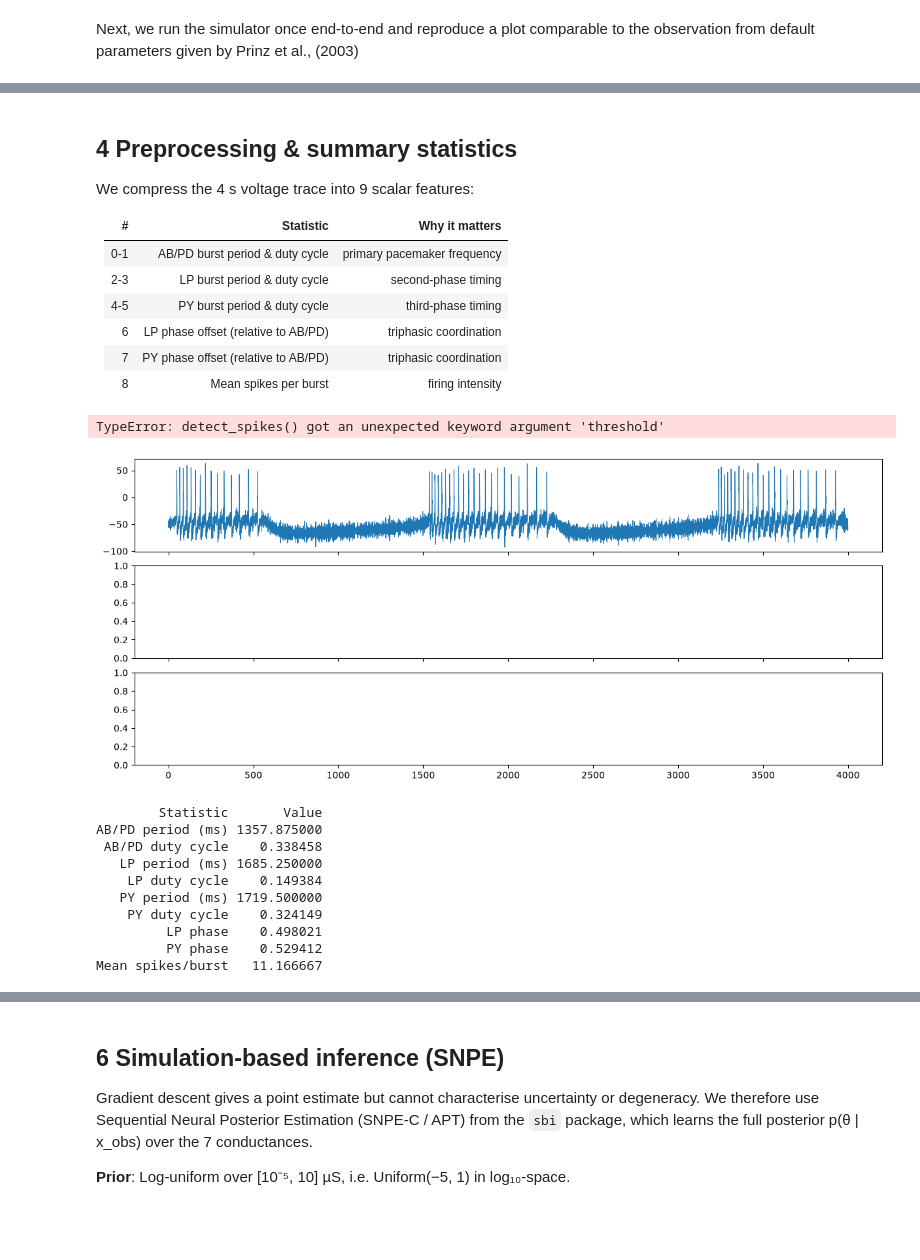
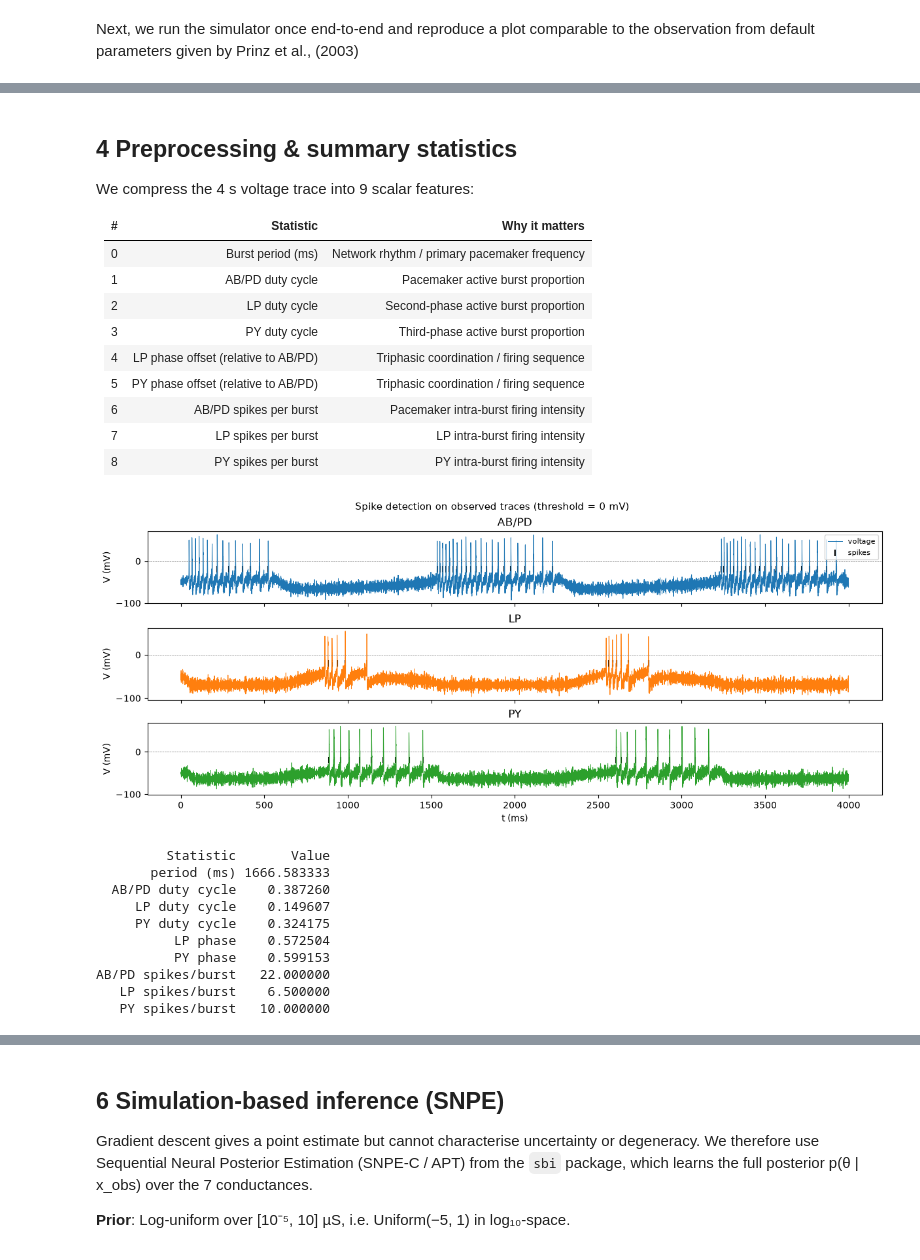
Before and after one commit to A-Potthoff/Neural_Data_Science_project, a Jupyter notebook: notebooks/main.ipynb, the cells around one changed output, grey strips where cells are left out. Cells and saved outputs as stored; diff of their text form; code cells hidden in the pictures; blank space fills up the shorter version.

```diff
--- a/notebooks/main.ipynb
+++ b/notebooks/main.ipynb
@@ -214,12 +193,14 @@ _, v_default = simulate(PRINZ_G_INIT_US, t_max=4000.0)
 
 t_plot = np.arange(v_default.shape[1]) * 0.025
 fig, axs = plot_pyloric(t_plot, v_default)
-fig.suptitle('Simulation with Prinz-inspired initial conductances', fontsize=11)
+fig.suptitle("Simulation with Prinz-inspired initial conductances", fontsize=11)
 plt.show()
 
-for i, name in enumerate(['AB/PD', 'LP', 'PY']):
-    s = _burst_stats_single(v_default[i], dt=0.025)
-    print(f'{name}: period={s["period_ms"]:.0f} ms, duty={s["duty_cycle"]:.2f}, n_bursts={s["n_bursts"]}')
+for i, name in enumerate(["AB/PD", "LP", "PY"]):
+    s = burst_stats_single(v_default[i], dt=0.025)
+    print(
+        f'{name}: period={s["period_ms"]:.0f} ms, duty={s["duty_cycle"]:.2f}, n_bursts={s["n_bursts"]}'
+    )
 # %% [output]
 Added 3 recordings. See `.recordings` for details.
 Number of newly added trainable parameters: 1. Total number of trainable parameters: 1
@@ -240,47 +221,51 @@ We compress the 4 s voltage trace into 9 scalar features:
 
 | # | Statistic | Why it matters |
 |---|-----------|----------------|
-| 0-1 | AB/PD burst period & duty cycle | primary pacemaker frequency |
-| 2-3 | LP burst period & duty cycle | second-phase timing |
-| 4-5 | PY burst period & duty cycle | third-phase timing |
-| 6 | LP phase offset (relative to AB/PD) | triphasic coordination |
-| 7 | PY phase offset (relative to AB/PD) | triphasic coordination |
-| 8 | Mean spikes per burst | firing intensity |
+| 0 | Burst period (ms) | Network rhythm / primary pacemaker frequency |
+| 1 | AB/PD duty cycle | Pacemaker active burst proportion |
+| 2 | LP duty cycle | Second-phase active burst proportion |
+| 3 | PY duty cycle | Third-phase active burst proportion |
+| 4 | LP phase offset (relative to AB/PD) | Triphasic coordination / firing sequence |
+| 5 | PY phase offset (relative to AB/PD) | Triphasic coordination / firing sequence |
+| 6 | AB/PD spikes per burst | Pacemaker intra-burst firing intensity |
+| 7 | LP spikes per burst | LP intra-burst firing intensity |
+| 8 | PY spikes per burst | PY intra-burst firing intensity |
 # %%
 # Show spike & burst detection on the observation
-fig, axs = plt.subplots(3, 1, figsize=(12, 5), sharex=True, layout='constrained')
-neuron_names = ['AB/PD', 'LP', 'PY']
-colors = ['C0', 'C1', 'C2']
+fig, axs = plt.subplots(3, 1, figsize=(12, 5), sharex=True, layout="constrained")
+neuron_names = ["AB/PD", "LP", "PY"]
+colors = ["C0", "C1", "C2"]
 
 for i, (name, col) in enumerate(zip(neuron_names, colors)):
-    axs[i].plot(t_obs, v_obs[i], color=col, lw=0.7, label='voltage')
-    spk = detect_spikes(v_obs[i], dt=dt_obs, threshold=-20.0)
+    axs[i].plot(t_obs, v_obs[i], color=col, lw=0.7, label="voltage")
+    spk = detect_spikes(v_obs[i], dt=dt_obs, threshold=0.0)
     spk = spk[spk > 200]
-    axs[i].scatter(spk, np.full_like(spk, -20.0), marker='|', s=50, color='k', label='spikes')
-    axs[i].set_ylabel('V (mV)')
+    axs[i].scatter(
+        spk, np.full_like(spk, -20.0), marker="|", s=50, color="k", label="spikes"
+    )
+    axs[i].set_ylabel("V (mV)")
     axs[i].set_title(name)
-    axs[i].axhline(-20, color='gray', lw=0.5, ls='--')
+    axs[i].axhline(0, color="gray", lw=0.5, ls="--")
 
-axs[-1].set_xlabel('t (ms)')
+axs[-1].set_xlabel("t (ms)")
 axs[0].legend(fontsize=8)
-fig.suptitle('Spike detection on observed traces (threshold = −20 mV)', fontsize=11)
+fig.suptitle("Spike detection on observed traces (threshold = 0 mV)", fontsize=11)
 plt.show()
 # %% [output]
-TypeError: detect_spikes() got an unexpected keyword argument 'threshold'
-[figure, old version]
+[figure, new version]
 # %%
 # Verify summary statistics on the observation
-stats_obs = summary_statistics(v_obs, dt=dt_obs)
-stats_obs_df = pd.DataFrame({'Statistic': STAT_LABELS, 'Value': stats_obs})
+TARGET_STATS = summary_statistics(v_obs, dt=dt_obs)
+stats_obs_df = pd.DataFrame({"Statistic": STAT_LABELS, "Value": TARGET_STATS})
 print(stats_obs_df.to_string(index=False))
 # %% [output]
-        Statistic       Value
-AB/PD period (ms) 1357.875000
- AB/PD duty cycle    0.338458
-   LP period (ms) 1685.250000
-    LP duty cycle    0.149384
-   PY period (ms) 1719.500000
-    PY duty cycle    0.324149
-         LP phase    0.498021
-         PY phase    0.529412
-Mean spikes/burst   11.166667
+         Statistic       Value
+       period (ms) 1666.583333
+  AB/PD duty cycle    0.387260
+     LP duty cycle    0.149607
+     PY duty cycle    0.324175
+          LP phase    0.572504
+          PY phase    0.599153
+AB/PD spikes/burst   22.000000
+   LP spikes/burst    6.500000
+   PY spikes/burst   10.000000
```
Also changed, not shown: parts of 26 cells of this notebook, 2 other files.
